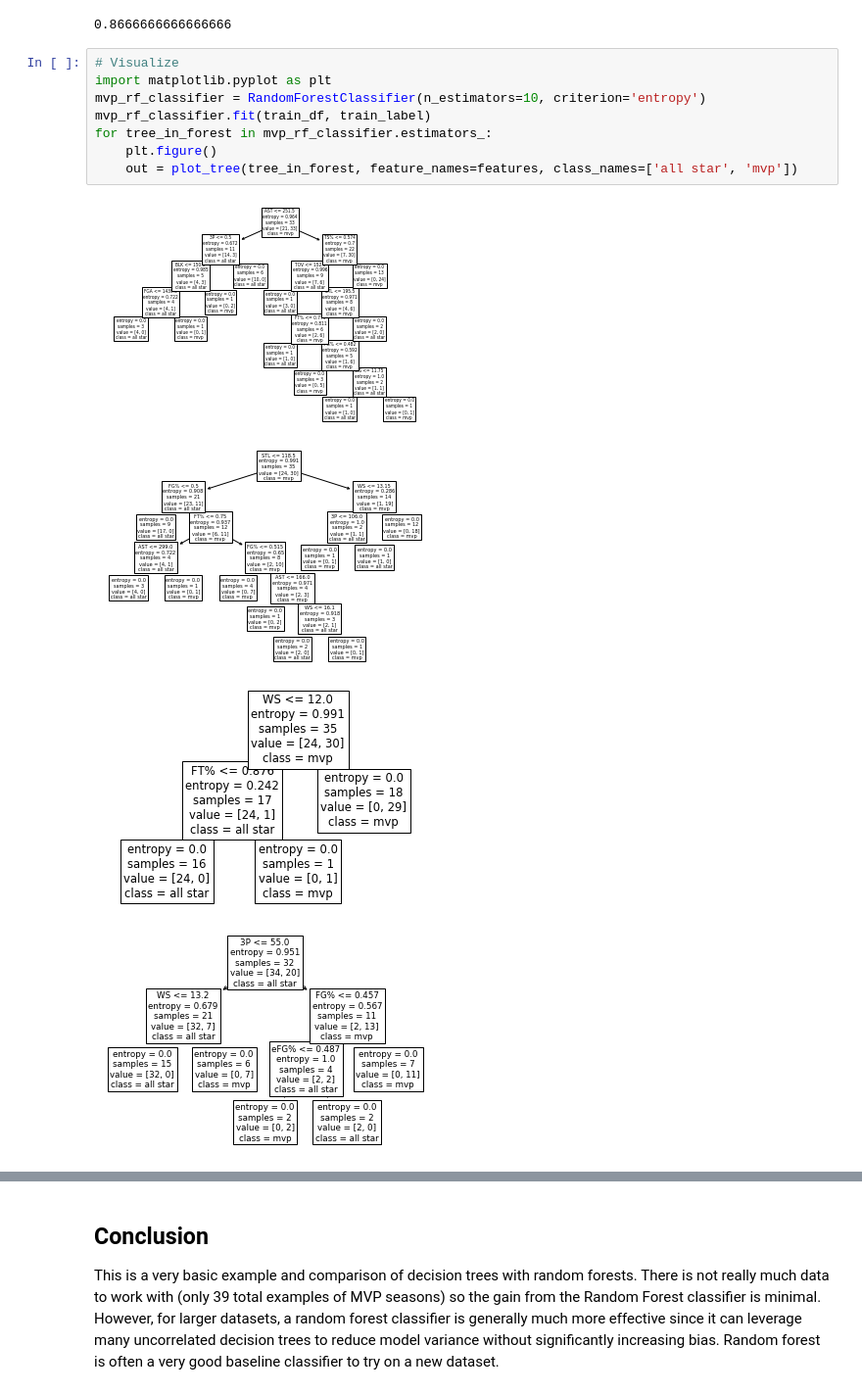
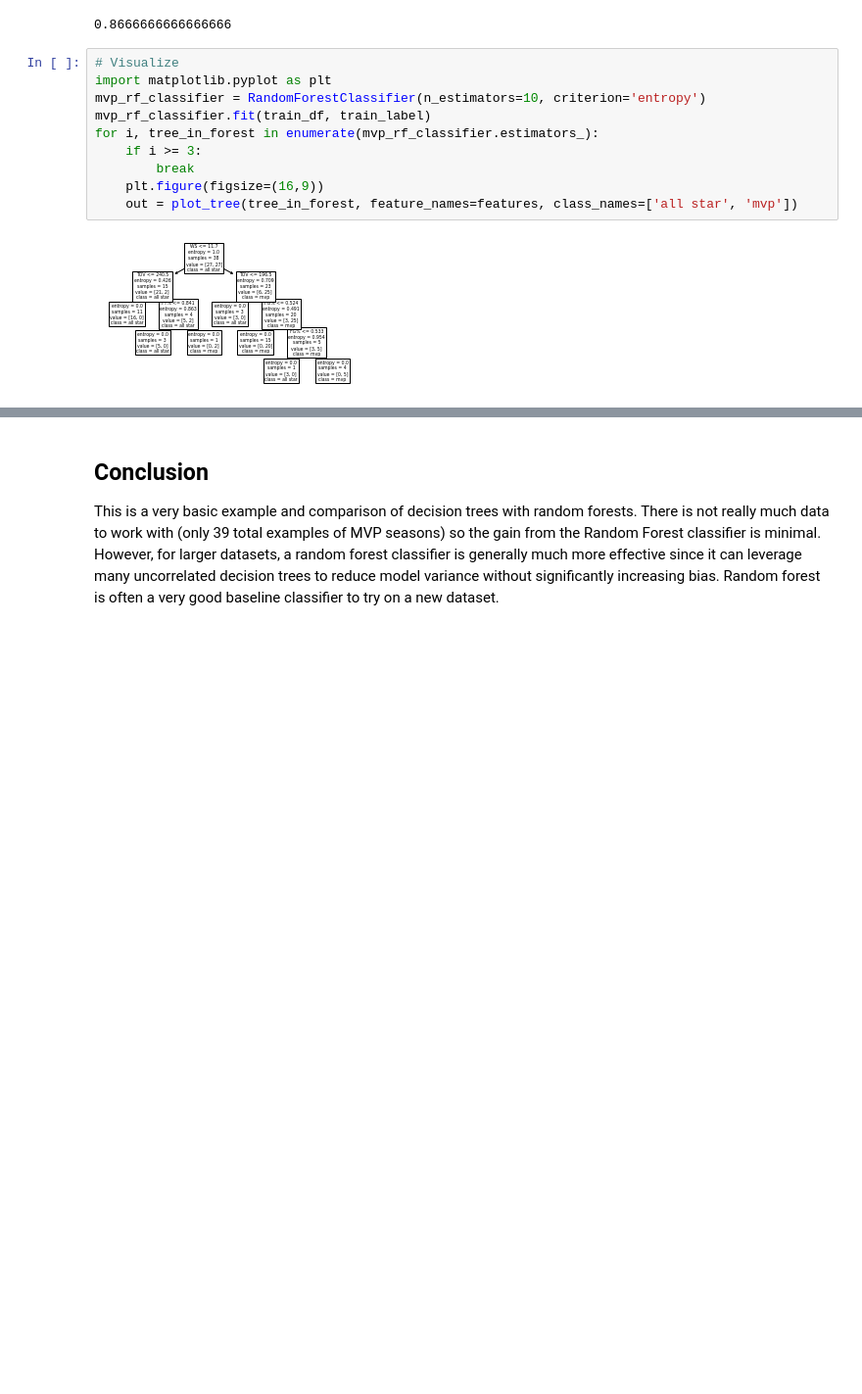
Before and after one commit to baldwinj30/rf-mvp, a Jupyter notebook: RandomForest.ipynb, the cells around one changed output, grey strips where cells are left out. Shown: that part at 98% size. Cells and saved outputs as stored; diff of their text form; blank space fills up the shorter version.

```diff
--- a/RandomForest.ipynb
+++ b/RandomForest.ipynb
@@ -128,13 +132,12 @@ print(np.mean(accuracy_list))
 # %%
 # Visualize
 import matplotlib.pyplot as plt
 mvp_rf_classifier = RandomForestClassifier(n_estimators=10, criterion='entropy')
 mvp_rf_classifier.fit(train_df, train_label)
-for tree_in_forest in mvp_rf_classifier.estimators_:
-    plt.figure()
+for i, tree_in_forest in enumerate(mvp_rf_classifier.estimators_):
+    if i >= 3:
+        break
+    plt.figure(figsize=(16,9))
     out = plot_tree(tree_in_forest, feature_names=features, class_names=['all star', 'mvp'])
 # %% [output]
-[figure, old version]
+[figure, new version]
-[figure, removed]
-[figure, removed]
-[figure, removed]
```
Also changed, not shown: parts of 2 cells of this notebook.
